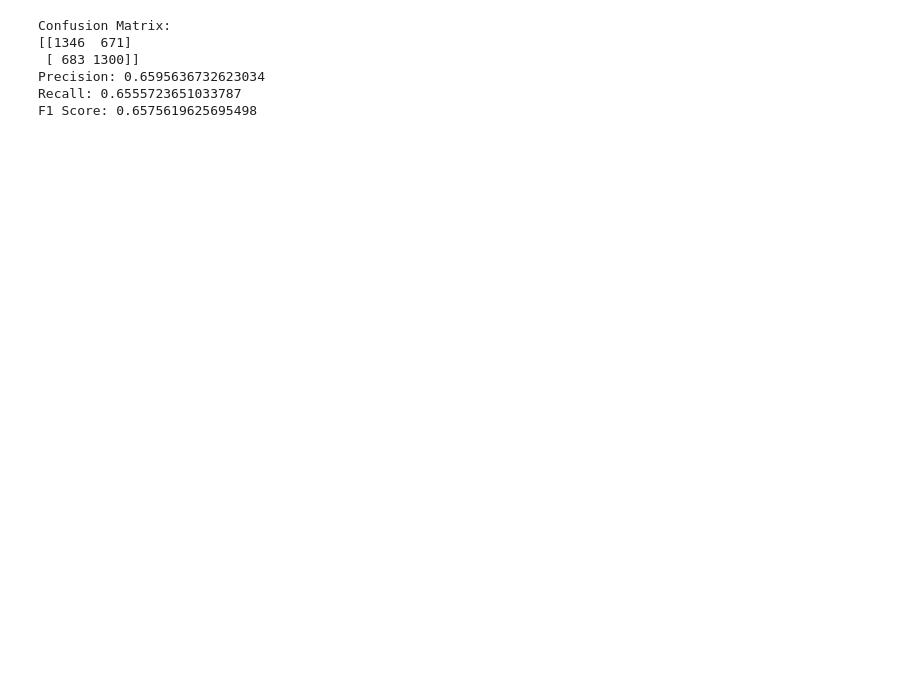
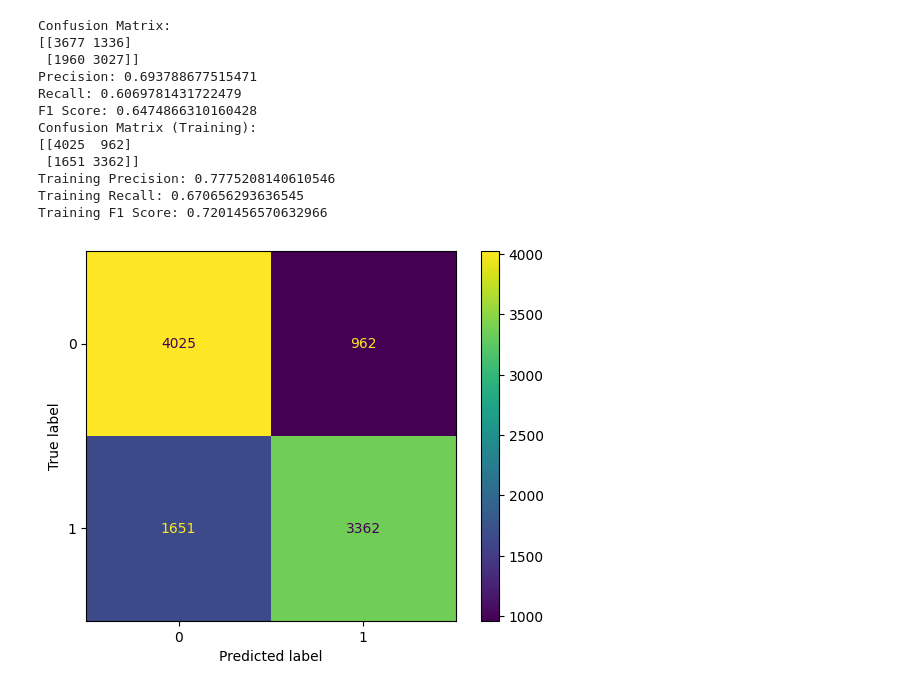
Before and after one commit to Soumish2004/ML-assignment, a Jupyter notebook: Lab 4/Lab4.ipynb, the cells around one changed output. Cells and saved outputs as stored; diff of their text form; code cells hidden in the pictures; blank space fills up the shorter version.

```diff
--- a/Lab 4/Lab4.ipynb
+++ b/Lab 4/Lab4.ipynb
@@ -243,19 +211 @@ accuracies_df
 99 rows × 2 columns
-# %%
-
-conf_mat = confusion_matrix(Y_test,Y_pred)
-precision = precision_score(Y_test,Y_pred)
-recall = recall_score(Y_test,Y_pred)
-f_score = f1_score(Y_test,Y_pred)
-
-print(f"Confusion Matrix:\n{conf_mat}")
-print(f"Precision: {precision}")
-print(f"Recall: {recall}")
-print(f"F1 Score: {f_score}")
-# %% [output]
-Confusion Matrix:
-[[1346  671]
- [ 683 1300]]
-Precision: 0.6595636732623034
-Recall: 0.6555723651033787
-F1 Score: 0.6575619625695498
@@ -272,0 +212,59 @@ print("Training F1 Score:", f_score_train)
+# %%
+knn = KNeighborsClassifier(n_neighbors=10)
+knn.fit(x_train, y_train)
+y_pred_train = knn.predict(x_train)
+y_pred = knn.predict(x_test)
+# %%
+
+
+conf_mat = confusion_matrix(y_test,y_pred)
+precision = precision_score(y_test,y_pred)
+recall = recall_score(y_test,y_pred)
+f_score = f1_score(y_test,y_pred)
+
+print(f"Confusion Matrix:\n{conf_mat}")
+print(f"Precision: {precision}")
+print(f"Recall: {recall}")
+print(f"F1 Score: {f_score}")
+
+
+
+# Confusion matrix, precision, recall, and F1 score for the training set
+conf_mat_train = confusion_matrix(y_train, y_pred_train)
+ConfusionMatrixDisplay(conf_mat_train).plot()  # Displays the confusion matrix
+
+precision_train = precision_score(y_train, y_pred_train)
+recall_train = recall_score(y_train, y_pred_train)
+f_score_train = f1_score(y_train, y_pred_train)
+
+print(f"Confusion Matrix (Training):\n{conf_mat_train}")
+print(f"Training Precision: {precision_train}")
+print(f"Training Recall: {recall_train}")
+print(f"Training F1 Score: {f_score_train}")
+
+accuracy_test=[]
+accuracy_train=[]
+
+for k in k_values:
+    knn = KNeighborsClassifier(n_neighbors=k)
+    knn.fit(x_train, y_train)
+    y_pred_train = knn.predict(x_train)
+    y_pred = knn.predict(x_test)
+    testing_accuracy = accuracy_score(y_test, y_pred)
+    training_accuracy = accuracy_score(y_train, y_pred_train)
+    accuracy_test.append(testing_accuracy)
+    accuracy_train.append(training_accuracy)
+# %% [output]
+Confusion Matrix:
+[[3677 1336]
+ [1960 3027]]
+Precision: 0.693788677515471
+Recall: 0.6069781431722479
+F1 Score: 0.6474866310160428
+Confusion Matrix (Training):
+[[4025  962]
+ [1651 3362]]
+Training Precision: 0.7775208140610546
+Training Recall: 0.670656293636545
+Training F1 Score: 0.7201456570632966
+[figure, added]
```
Also changed, not shown: parts of 21 cells of this notebook, 4 other files.
